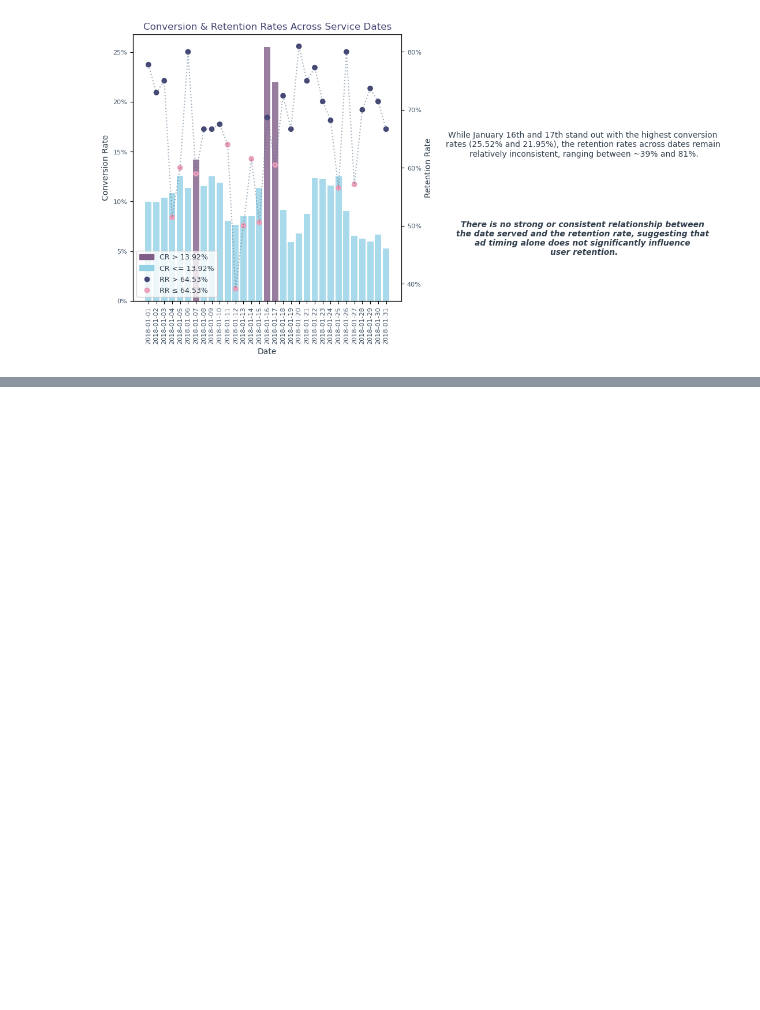
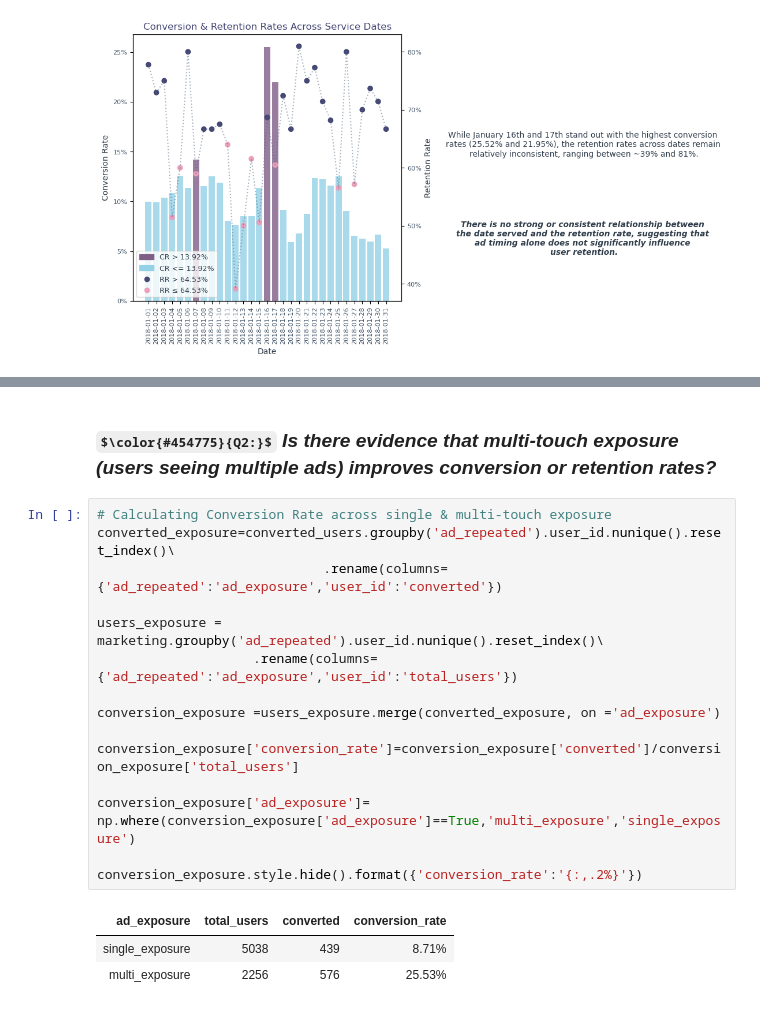
Before and after one commit to hend-a-ghafour/Analyzing_Marketing_Campaigns, a Jupyter notebook: Analyzing_Marketing_Campaigns.ipynb, the cells around one changed output, grey strips where cells are left out. Cells and saved outputs as stored; diff of their text form; some formulas as TeX source; blank space fills up the shorter version.

```diff
--- a/Analyzing_Marketing_Campaigns.ipynb
+++ b/Analyzing_Marketing_Campaigns.ipynb
@@ -2039,0 +2064,21 @@ plt.show();
+# %% [markdown]
+### $\color{#454775}{Q2:}$ ***Is there evidence that multi-touch exposure (users seeing multiple ads) improves conversion or retention rates?***
+# %%
+# Calculating Conversion Rate across single & multi-touch exposure
+converted_exposure=converted_users.groupby('ad_repeated').user_id.nunique().reset_index()\
+                             .rename(columns={'ad_repeated':'ad_exposure','user_id':'converted'})
+
+users_exposure = marketing.groupby('ad_repeated').user_id.nunique().reset_index()\
+                    .rename(columns={'ad_repeated':'ad_exposure','user_id':'total_users'})
+
+conversion_exposure =users_exposure.merge(converted_exposure, on ='ad_exposure')
+
+conversion_exposure['conversion_rate']=conversion_exposure['converted']/conversion_exposure['total_users']
+
+conversion_exposure['ad_exposure']= np.where(conversion_exposure['ad_exposure']==True,'multi_exposure','single_exposure')
+
+conversion_exposure.style.hide().format({'conversion_rate':'{:,.2%}'})
+# %% [output]
+| ad_exposure | total_users | converted | conversion_rate |
+| single_exposure | 5038 | 439 | 8.71% |
+| multi_exposure | 2256 | 576 | 25.53% |
```
Also changed, not shown: parts of 12 cells of this notebook.
